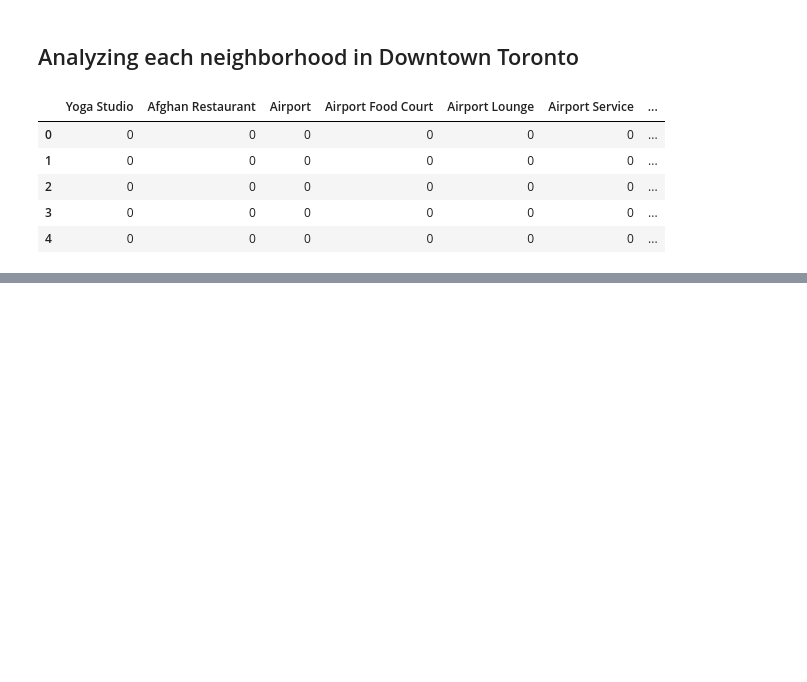
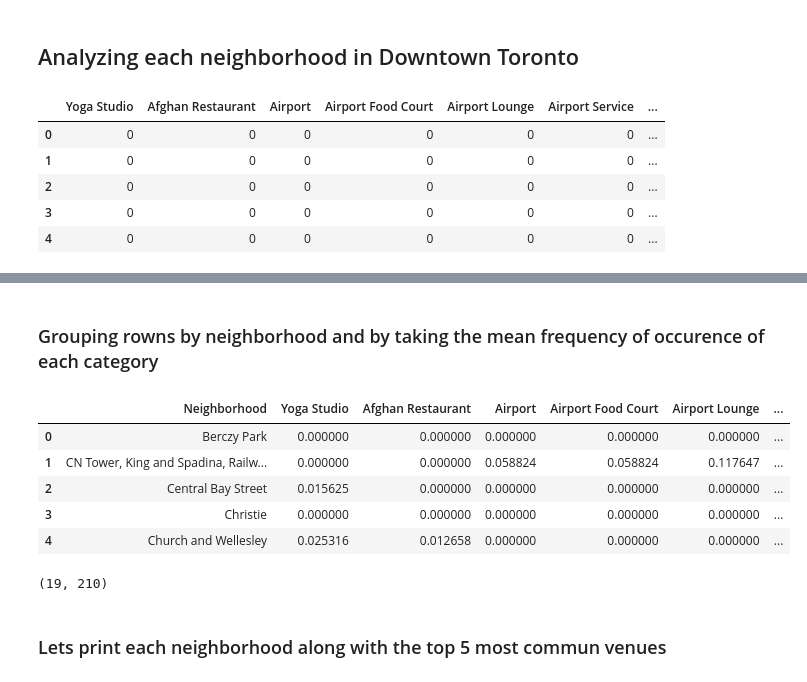
Before and after one commit to outzguite-datascientist/Coursera_Capstone, a Jupyter notebook: Coursera_Capstone Week 3 Assignment.ipynb, the cells around one changed output, grey strips where cells are left out. Saved outputs shown, nothing was run; the diff lists cells and outputs as text; code cells hidden in the pictures; blank space fills up the shorter version.

Commit message:
Published from Watson Studio.

```diff
--- a/Coursera_Capstone Week 3 Assignment.ipynb
+++ b/Coursera_Capstone Week 3 Assignment.ipynb
@@ -358,0 +348,19 @@ downtown_onehot.shape
+# %% [markdown]
+### Grouping rowns by neighborhood and by taking the mean frequency of occurence of each category
+# %%
+downtown_grouped = downtown_onehot.groupby('Neighborhood').mean().reset_index()
+downtown_grouped.head()
+# %% [output]
+|  | Neighborhood | Yoga Studio | Afghan Restaurant | Airport | Airport Food Court | Airport Lounge | ... |
+| 0 | Berczy Park | 0.000000 | 0.000000 | 0.000000 | 0.000000 | 0.000000 | ... |
+| 1 | CN Tower, King and Spadina, Railw... | 0.000000 | 0.000000 | 0.058824 | 0.058824 | 0.117647 | ... |
+| 2 | Central Bay Street | 0.015625 | 0.000000 | 0.000000 | 0.000000 | 0.000000 | ... |
+| 3 | Christie | 0.000000 | 0.000000 | 0.000000 | 0.000000 | 0.000000 | ... |
+| 4 | Church and Wellesley | 0.025316 | 0.012658 | 0.000000 | 0.000000 | 0.000000 | ... |
+# %%
+# confirm the new size
+downtown_grouped.shape
+# %% [output]
+(19, 210)
+# %% [markdown]
+### Lets print each neighborhood along with the top 5 most commun venues
```
Also changed, not shown: parts of 26 cells of this notebook.
